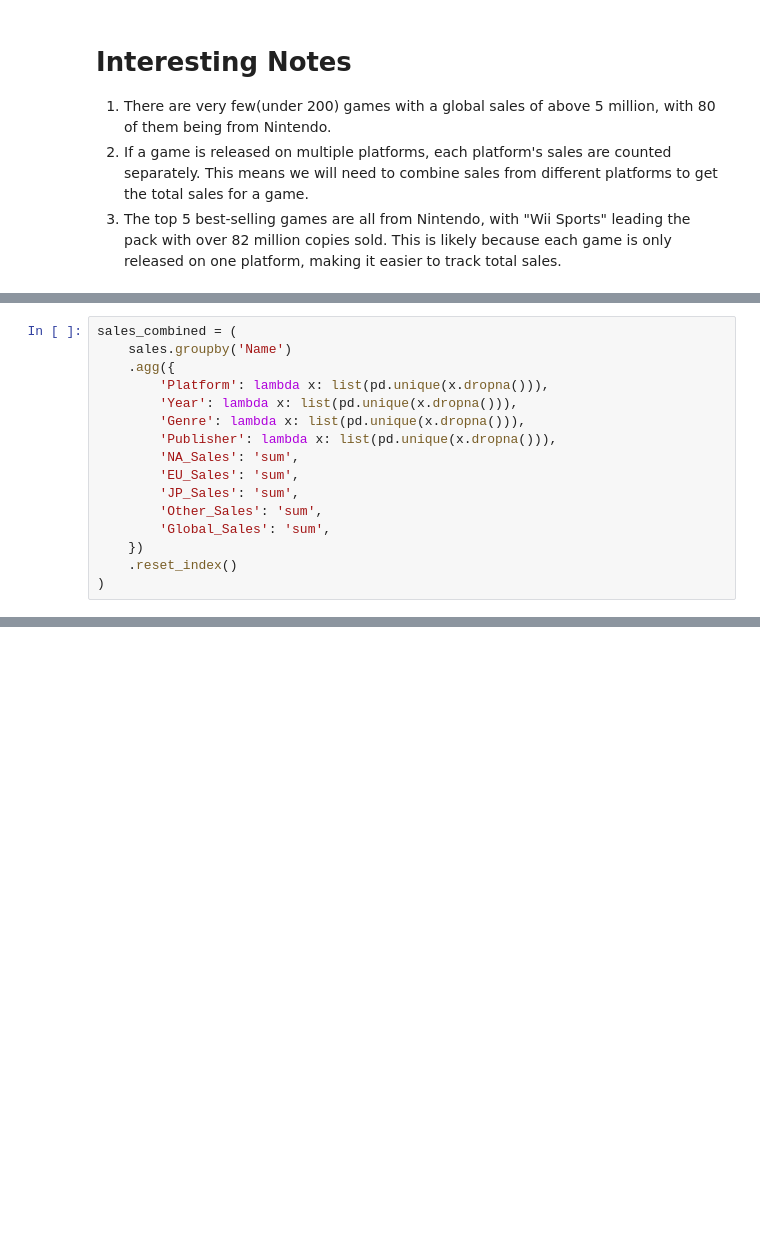
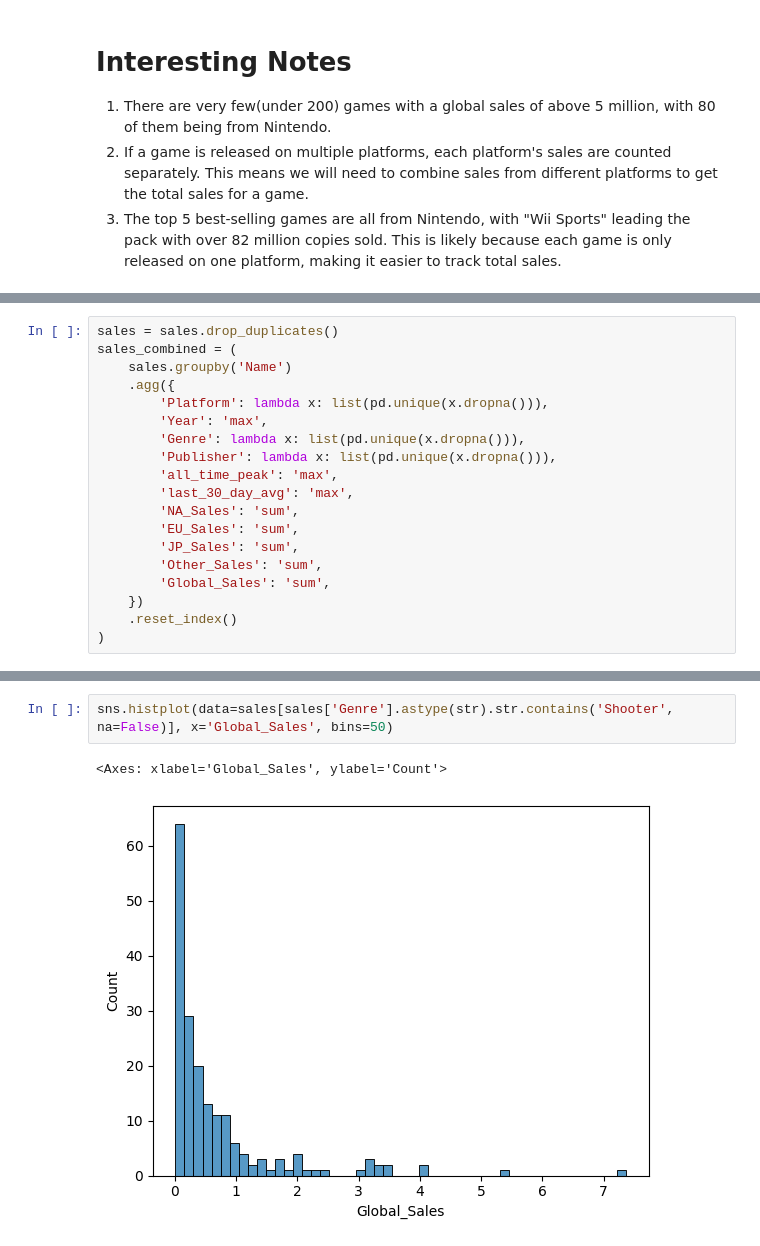
Before and after one commit to Oldarmor/Stat_386_Final_Project, a Jupyter notebook: eda.ipynb, the cells around one changed output, grey strips where cells are left out. Saved outputs shown, nothing was run; the diff lists cells and outputs as text; blank space fills up the shorter version.

```diff
--- a/eda.ipynb
+++ b/eda.ipynb
@@ -121,11 +61,14 @@ Name: count, Length: 2775, dtype: int64
 # %%
+sales = sales.drop_duplicates()
 sales_combined = (
     sales.groupby('Name')
     .agg({
         'Platform': lambda x: list(pd.unique(x.dropna())),
-        'Year': lambda x: list(pd.unique(x.dropna())),
+        'Year': 'max',
         'Genre': lambda x: list(pd.unique(x.dropna())),
         'Publisher': lambda x: list(pd.unique(x.dropna())),
+        'all_time_peak': 'max',
+        'last_30_day_avg': 'max',
         'NA_Sales': 'sum',
         'EU_Sales': 'sum',
         'JP_Sales': 'sum',
@@ -181,0 +80,5 @@ sales_combined.sort_values(by='Other_Sales', ascending=False).head(5)
+# %%
+sns.histplot(data=sales[sales['Genre'].astype(str).str.contains('Shooter', na=False)], x='Global_Sales', bins=50)
+# %% [output]
+<Axes: xlabel='Global_Sales', ylabel='Count'>
+[figure, added]
```
Also changed, not shown: parts of 18 cells of this notebook, 1 other file.
